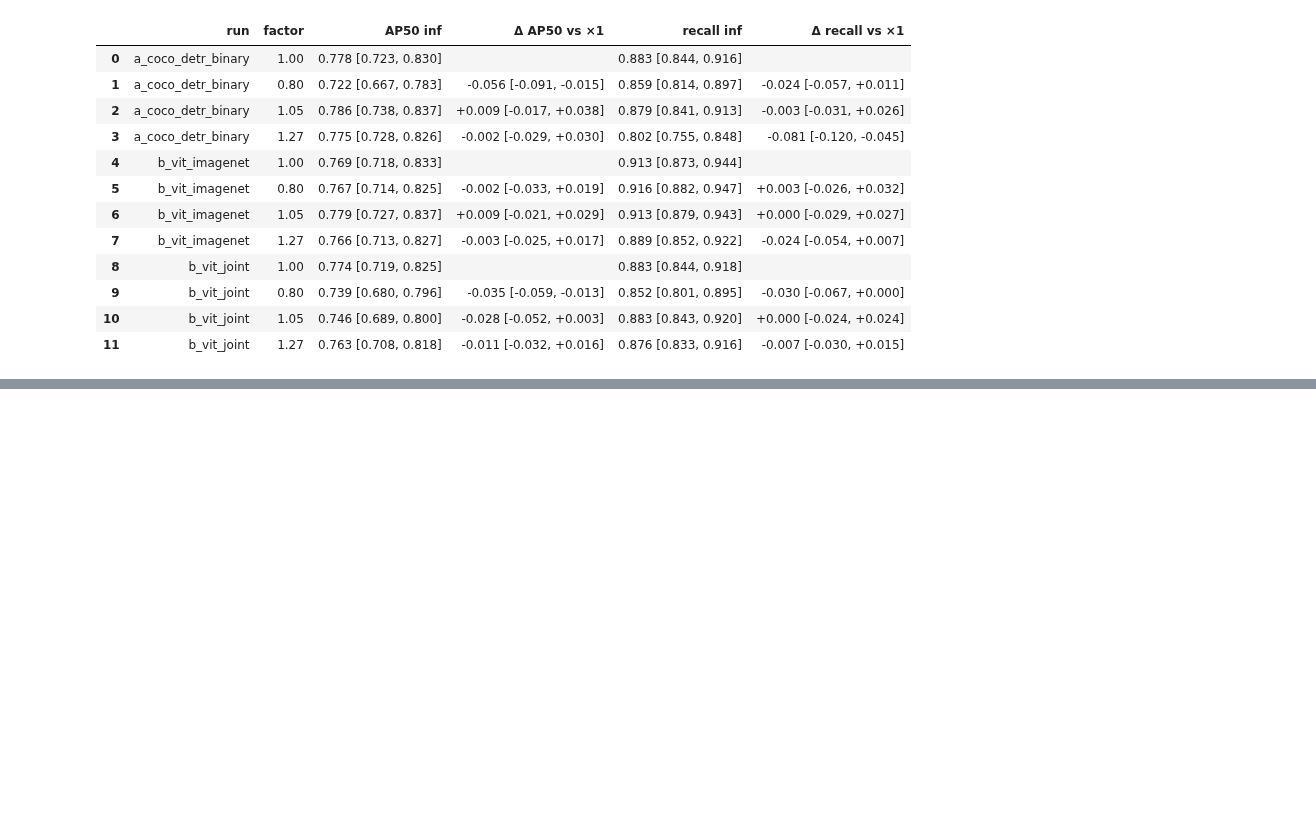
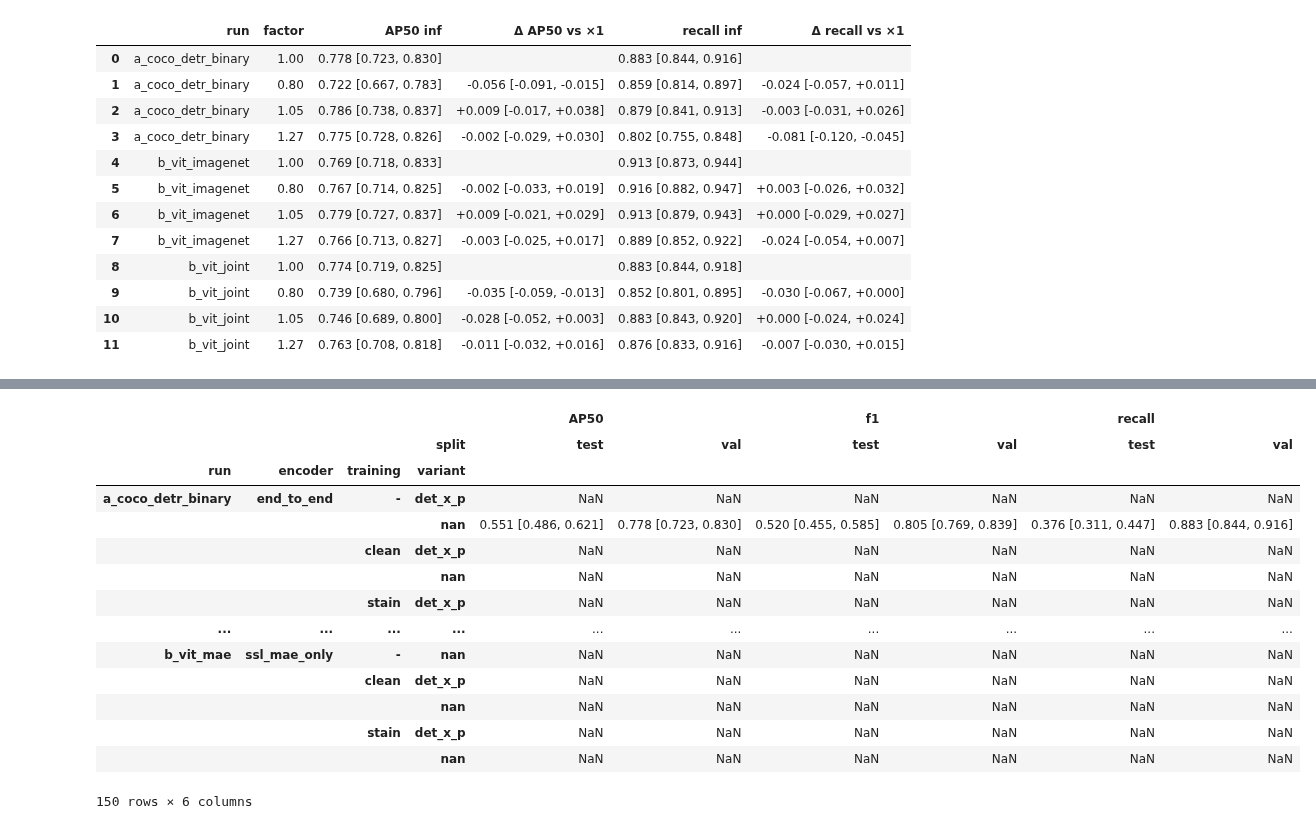
Before and after one commit to Daito6/malaria-ssl-detr, a Jupyter notebook: notebooks/04_detr_ssl.ipynb, the cells around one changed output, grey strips where cells are left out. Saved outputs shown, nothing was run; the diff lists cells and outputs as text; code cells hidden in the pictures; blank space fills up the shorter version.

```diff
--- a/notebooks/04_detr_ssl.ipynb
+++ b/notebooks/04_detr_ssl.ipynb
@@ -245,0 +250,24 @@ pd.DataFrame({'run': sc['run'], 'factor': sc['factor'],
+# %%
+ts = pd.read_csv(T / 'phase4_two_stage.csv')
+tsd = pd.read_csv(T / 'phase4_two_stage_diff.csv')
+def row_fmt(r, m):
+    return f"{r[m]:.3f} [{r[m + '_lo']:.3f}, {r[m + '_hi']:.3f}]"
+view = ts.assign(**{m: [row_fmt(r, m) for _, r in ts.iterrows()] for m in ('AP50', 'precision', 'recall', 'f1')})
+view.pivot_table(index=['run', 'encoder', 'training', 'variant'], columns='split',
+                 values=['AP50', 'recall', 'f1'], aggfunc='first', dropna=False)
+# %% [output]
+|  |  |  |  | AP50 |  | f1 |  | recall |  |
+|  |  |  | split | test | val | test | val | test | val |
+| run | encoder | training | variant |  |  |  |  |  |  |
+| a_coco_detr_binary | end_to_end | - | det_x_p | NaN | NaN | NaN | NaN | NaN | NaN |
+|  |  |  | nan | 0.551 [0.486, 0.621] | 0.778 [0.723, 0.830] | 0.520 [0.455, 0.585] | 0.805 [0.769, 0.839] | 0.376 [0.311, 0.447] | 0.883 [0.844, 0.916] |
+|  |  | clean | det_x_p | NaN | NaN | NaN | NaN | NaN | NaN |
+|  |  |  | nan | NaN | NaN | NaN | NaN | NaN | NaN |
+|  |  | stain | det_x_p | NaN | NaN | NaN | NaN | NaN | NaN |
+| ... | ... | ... | ... | ... | ... | ... | ... | ... | ... |
+| b_vit_mae | ssl_mae_only | - | nan | NaN | NaN | NaN | NaN | NaN | NaN |
+|  |  | clean | det_x_p | NaN | NaN | NaN | NaN | NaN | NaN |
+|  |  |  | nan | NaN | NaN | NaN | NaN | NaN | NaN |
+|  |  | stain | det_x_p | NaN | NaN | NaN | NaN | NaN | NaN |
+|  |  |  | nan | NaN | NaN | NaN | NaN | NaN | NaN |
+150 rows × 6 columns
```
Also changed, not shown: parts of 7 cells of this notebook, 24 other files.
